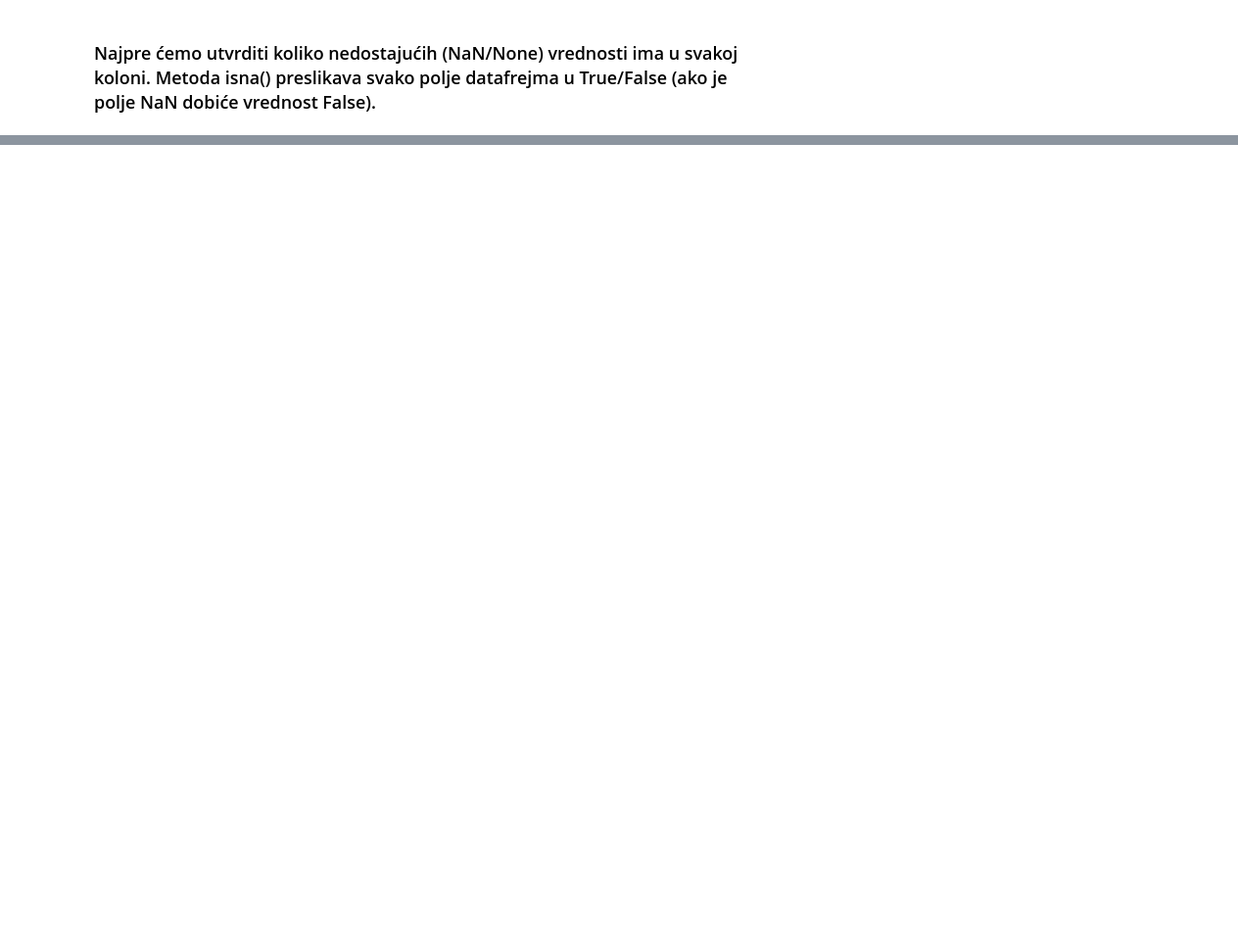
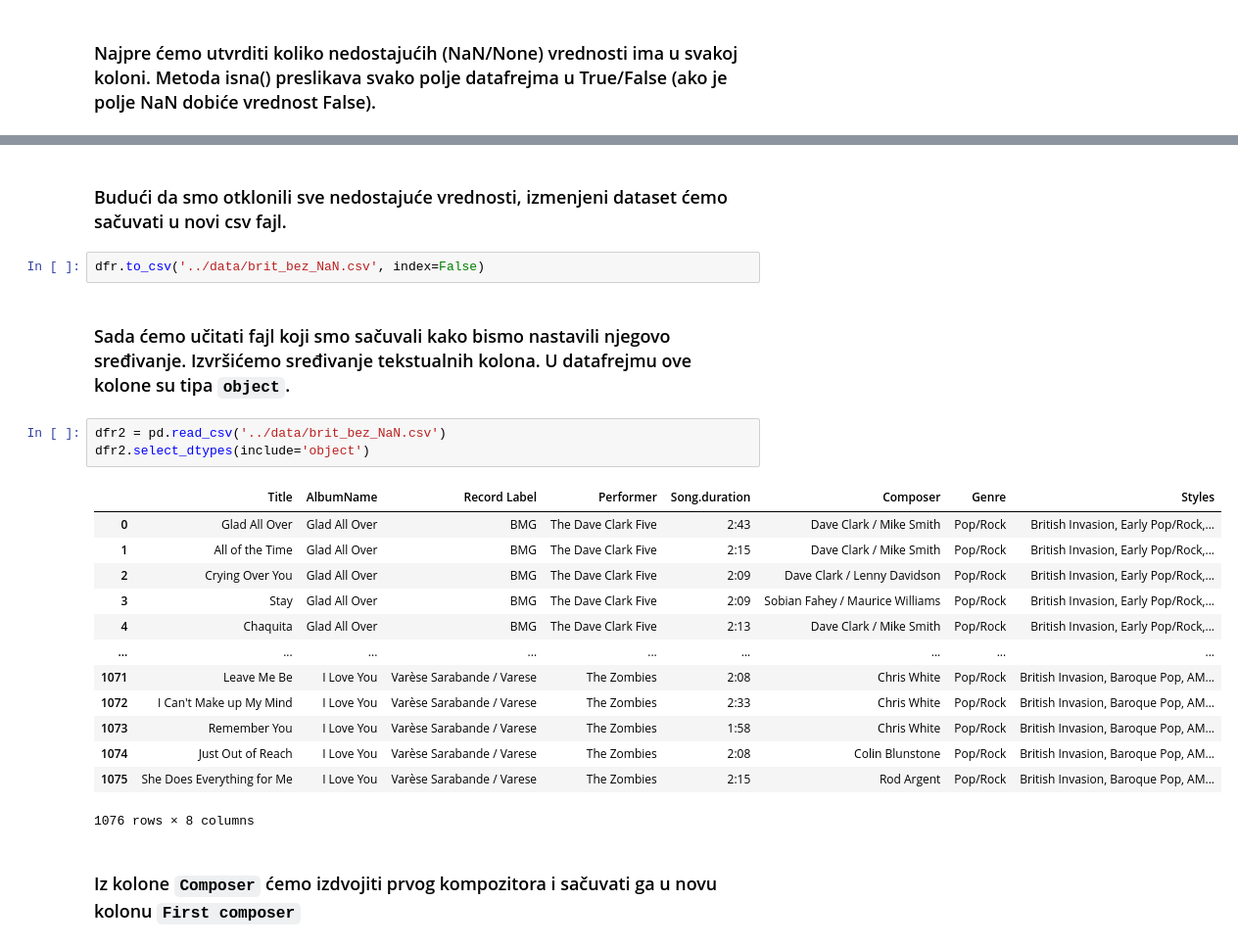
Before and after one commit to Niecmano/sempandas, a Jupyter notebook: notebooks/pandas2.ipynb, the cells around one changed output, grey strips where cells are left out. Shown: that part at 98% size. Saved outputs shown, nothing was run; the diff lists cells and outputs as text; blank space fills up the shorter version.

```diff
--- a/notebooks/pandas2.ipynb
+++ b/notebooks/pandas2.ipynb
@@ -88,0 +111,25 @@ Name: Song.duration, Length: 1238, dtype: object
+# %% [markdown]
+### Budući da smo otklonili sve nedostajuće vrednosti, izmenjeni dataset ćemo sačuvati u novi csv fajl.
+# %%
+dfr.to_csv('../data/brit_bez_NaN.csv', index=False)
+# %% [markdown]
+### Sada ćemo učitati fajl koji smo sačuvali kako bismo nastavili njegovo sređivanje. Izvršićemo sređivanje tekstualnih kolona. U datafrejmu ove kolone su tipa `object`.
+# %%
+dfr2 = pd.read_csv('../data/brit_bez_NaN.csv')
+dfr2.select_dtypes(include='object')
+# %% [output]
+|  | Title | AlbumName | Record Label | Performer | Song.duration | Composer | Genre | Styles |
+| 0 | Glad All Over | Glad All Over | BMG | The Dave Clark Five | 2:43 | Dave Clark / Mike Smith | Pop/Rock | British Invasion, Early Pop/Rock,... |
+| 1 | All of the Time | Glad All Over | BMG | The Dave Clark Five | 2:15 | Dave Clark / Mike Smith | Pop/Rock | British Invasion, Early Pop/Rock,... |
+| 2 | Crying Over You | Glad All Over | BMG | The Dave Clark Five | 2:09 | Dave Clark / Lenny Davidson | Pop/Rock | British Invasion, Early Pop/Rock,... |
+| 3 | Stay | Glad All Over | BMG | The Dave Clark Five | 2:09 | Sobian Fahey / Maurice Williams | Pop/Rock | British Invasion, Early Pop/Rock,... |
+| 4 | Chaquita | Glad All Over | BMG | The Dave Clark Five | 2:13 | Dave Clark / Mike Smith | Pop/Rock | British Invasion, Early Pop/Rock,... |
+| ... | ... | ... | ... | ... | ... | ... | ... | ... |
+| 1071 | Leave Me Be | I Love You | Varèse Sarabande / Varese | The Zombies | 2:08 | Chris White | Pop/Rock | British Invasion, Baroque Pop, AM... |
+| 1072 | I Can't Make up My Mind | I Love You | Varèse Sarabande / Varese | The Zombies | 2:33 | Chris White | Pop/Rock | British Invasion, Baroque Pop, AM... |
+| 1073 | Remember You | I Love You | Varèse Sarabande / Varese | The Zombies | 1:58 | Chris White | Pop/Rock | British Invasion, Baroque Pop, AM... |
+| 1074 | Just Out of Reach | I Love You | Varèse Sarabande / Varese | The Zombies | 2:08 | Colin Blunstone | Pop/Rock | British Invasion, Baroque Pop, AM... |
+| 1075 | She Does Everything for Me | I Love You | Varèse Sarabande / Varese | The Zombies | 2:15 | Rod Argent | Pop/Rock | British Invasion, Baroque Pop, AM... |
+1076 rows × 8 columns
+# %% [markdown]
+### Iz kolone `Composer` ćemo izdvojiti prvog kompozitora i sačuvati ga u novu kolonu `First composer`
```
Also changed, not shown: parts of 20 cells of this notebook, 3 other files.
